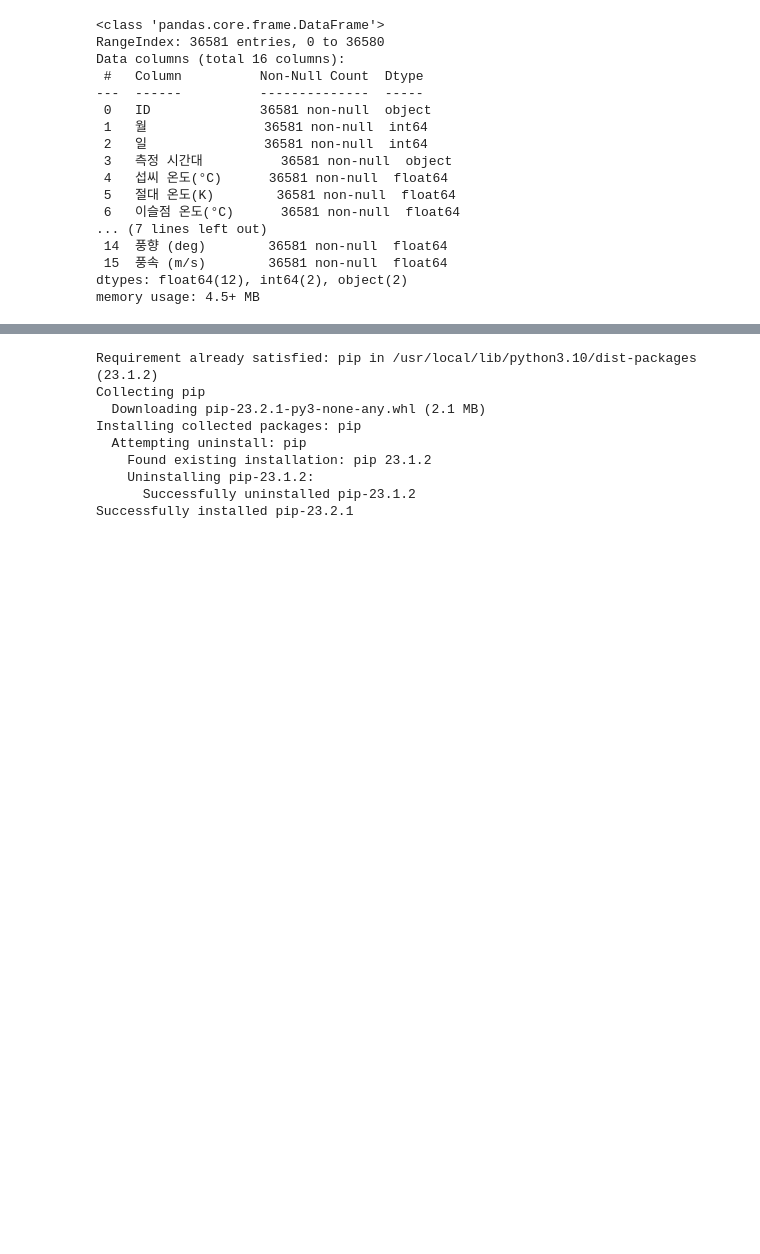
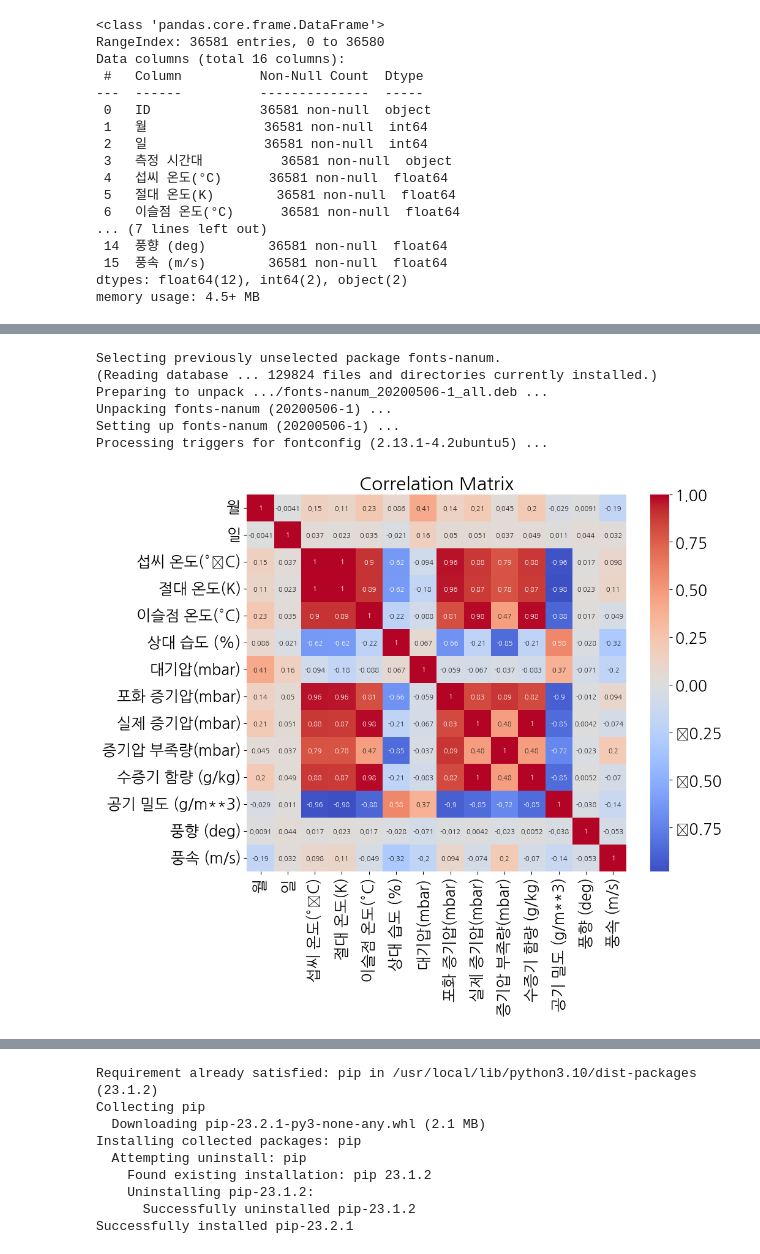
Before and after one commit to Pathway2008/wind-m-s-, a Jupyter notebook: wind+auto.ipynb, the cells around one changed output, grey strips where cells are left out. Drawn from its saved outputs; the diff is of its cells as text; code cells hidden in the pictures; blank space fills up the shorter version.

```diff
--- a/wind+auto.ipynb
+++ b/wind+auto.ipynb
@@ -37,0 +54,27 @@ memory usage: 4.5+ MB
+# %%
+import warnings
+import matplotlib.font_manager as fm
+warnings.filterwarnings('ignore')
+!apt-get -qq install fonts-nanum
+
+
+fe = fm.FontEntry(
+    fname=r'/usr/share/fonts/truetype/nanum/NanumGothic.ttf', # ttf 파일이 저장되어 있는 경로
+    name='NanumGothic')                        # 이 폰트의 원하는 이름 설정
+fm.fontManager.ttflist.insert(0, fe)              # Matplotlib에 폰트 추가
+plt.rcParams.update({'font.size': 18, 'font.family': 'NanumGothic'}) # 폰트 설정
+# %% [output]
+Selecting previously unselected package fonts-nanum.
+(Reading database ... 129824 files and directories currently installed.)
+Preparing to unpack .../fonts-nanum_20200506-1_all.deb ...
+Unpacking fonts-nanum (20200506-1) ...
+Setting up fonts-nanum (20200506-1) ...
+Processing triggers for fontconfig (2.13.1-4.2ubuntu5) ...
+# %%
+corr = train.corr()
+plt.figure(figsize=(10, 8))
+sns.heatmap(corr, annot=True, cmap='coolwarm', center=0,annot_kws={'size': 8})
+plt.title('Correlation Matrix')
+plt.show()
+# %% [output]
+[figure, added]
```
Also changed, not shown: parts of 52 cells of this notebook.
